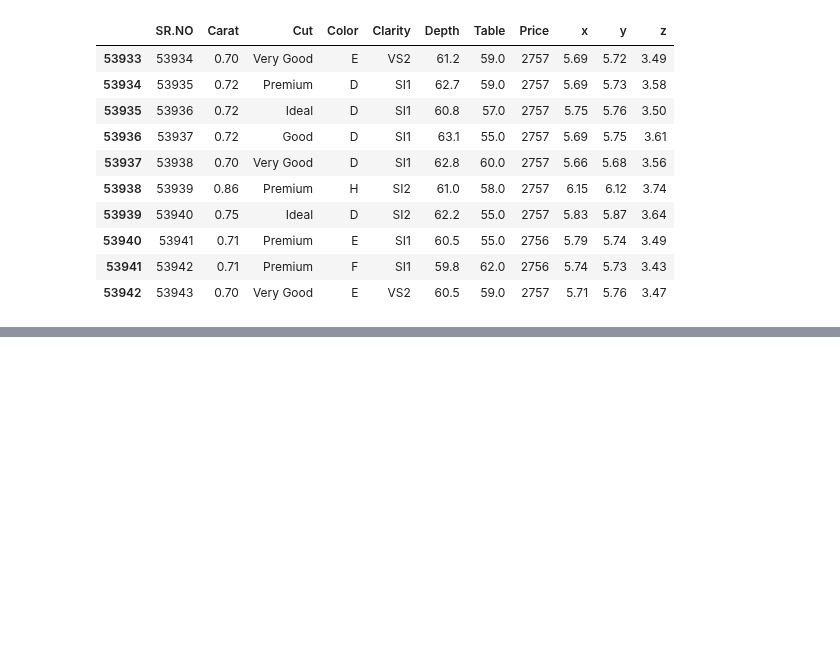
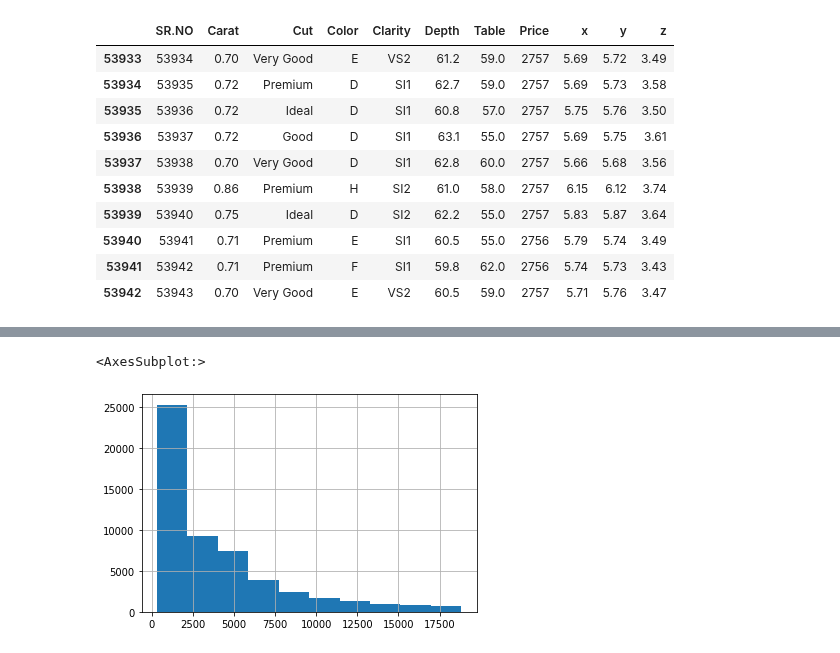
Before and after one commit to Harry262000/Kaggle--Notebooks, a Jupyter notebook: Project.ipynb, the cells around one changed output, grey strips where cells are left out. Saved outputs shown, nothing was run; the diff lists cells and outputs as text; code cells hidden in the pictures; blank space fills up the shorter version.

```diff
--- a/Project.ipynb
+++ b/Project.ipynb
@@ -64,0 +143,5 @@ df.tail(10)
+# %%
+df['Price'].hist()
+# %% [output]
+<AxesSubplot:>
+[figure, added]
```
Also changed, not shown: parts of 8 cells of this notebook.
